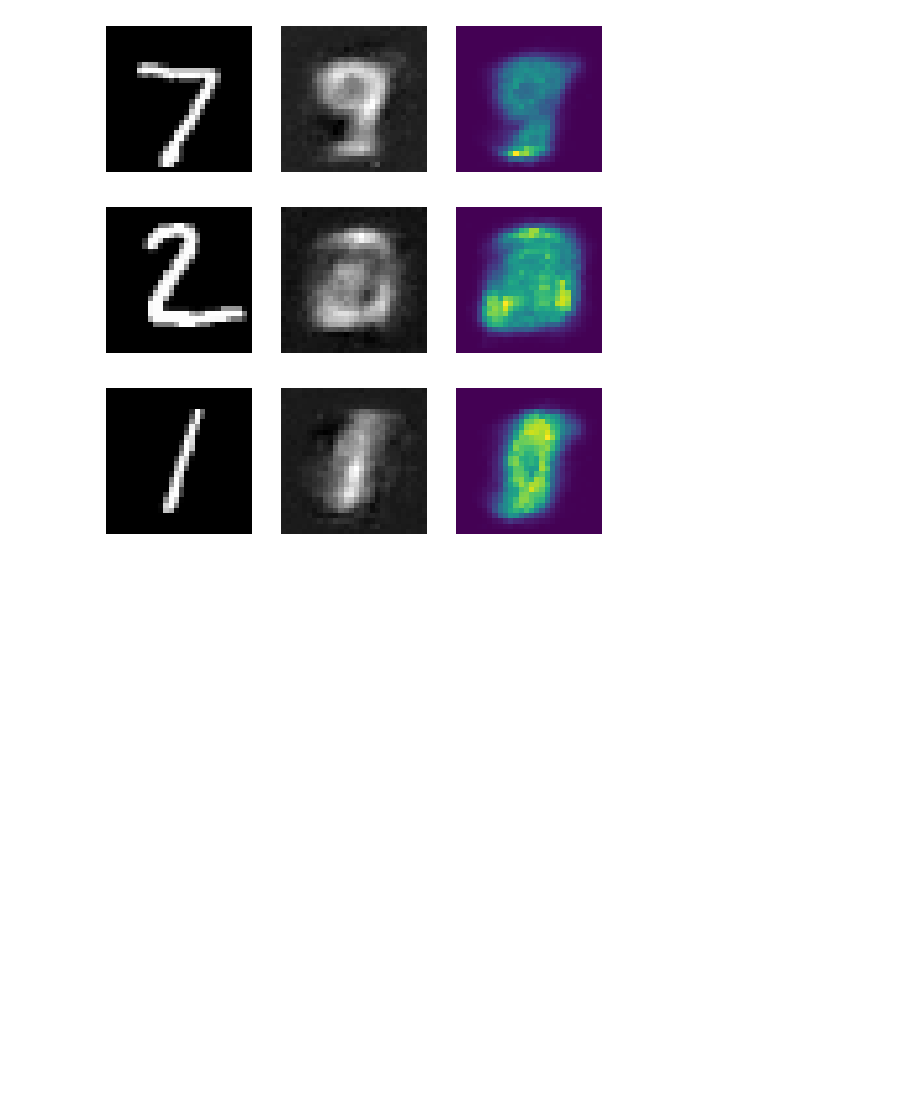
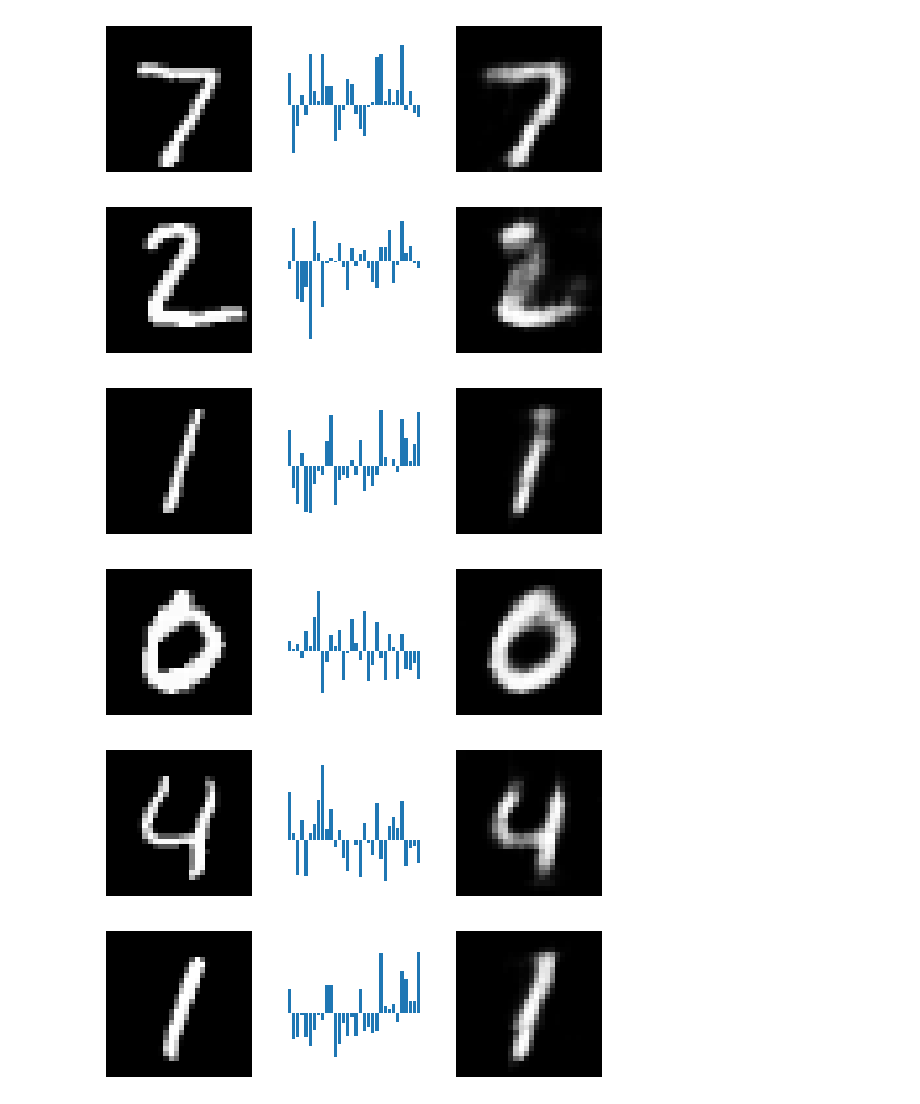
Before and after one commit to Sheev13/vae, a Jupyter notebook: workspace.ipynb, the cells around one changed output. Saved outputs shown, nothing was run; the diff lists cells and outputs as text; code cells hidden in the pictures; blank space fills up the shorter version.

Commit message:
huge progress. MLP and CNN arch's fully functional for homoscedastic noise

```diff
--- a/workspace.ipynb
+++ b/workspace.ipynb
@@ -38,10 +68,11 @@ vae_model = VAE(
 tracker = train_model(
     vae_model,
     training_images,
-    batch_size=4,
+    batch_size=5,
     lr=1e-3,
-    max_epochs=2000,
-    early_stopping=True,
+    max_epochs=5000,
+    min_es_iters=500,
+    early_stopping=False,
     )
 # %%
 fig, axes = plt.subplots(
@@ -63,7 +94,7 @@ plt.show()
 # %%
 torch.manual_seed(0)
 
-num_test = 3
+num_test = 6
 
 mnist_test = datasets.MNIST(
     root='./data',
@@ -80,18 +111,37 @@ for _ in range(num_test):
 # %%
 for image in test_images:
     with torch.no_grad():
-        _, _, p = vae_model(image)
+        q, z, p = vae_model(image)
     reconstruction = p.loc.squeeze(0).squeeze(0).view(28, 28, 1)
-    uncertainty = p.covariance_matrix.squeeze(0).squeeze(0).diag().view(28, 28, 1)
+    uncertainty = p.scale.squeeze(0).squeeze(0).view(28, 28, 1)
 
-    fig, axes = plt.subplots(1, 3)
+    hetero = vae_model.likelihood.noise != 'homoscedastic'
+    ld = vae_model.latent_dim
+    vmin = None
+    vmax = None
+    noise_cmap = "viridis"
+    if vae_model.likelihood.noise.startswith('imagewise'):
+        vmin = 0
+        vmax = 0.25
+        noise_cmap = "gray"  # darker = more confident
+
+    fig, axes = plt.subplots(1, 3 + int(hetero))
     axes[0].imshow(image.squeeze(0).numpy(), cmap="gray")
     axes[0].axis(False)
-    axes[1].imshow(reconstruction.numpy(), cmap="gray")
+    axes[1].bar([i for i in range(ld)], (0.15*ld*z.squeeze()).tolist())
     axes[1].axis(False)
-    axes[2].imshow(uncertainty.numpy(), cmap="viridis")
+    axes[1].set_aspect('equal')
+    axes[2].imshow(reconstruction.numpy(), cmap="gray")
     axes[2].axis(False)
+    if hetero:
+        axes[3].imshow(uncertainty.numpy(), cmap=noise_cmap, vmin=vmin, vmax=vmax)
+        axes[3].axis(False)
+
+    plt.show()
 # %% [output]
-[figure, old version]
+[figure, new version]
-[figure, old version]
+[figure, new version]
-[figure, old version]
+[figure, new version]
+[figure, added]
+[figure, added]
+[figure, added]
```
Also changed, not shown: parts of 4 cells of this notebook, 5 other files.
